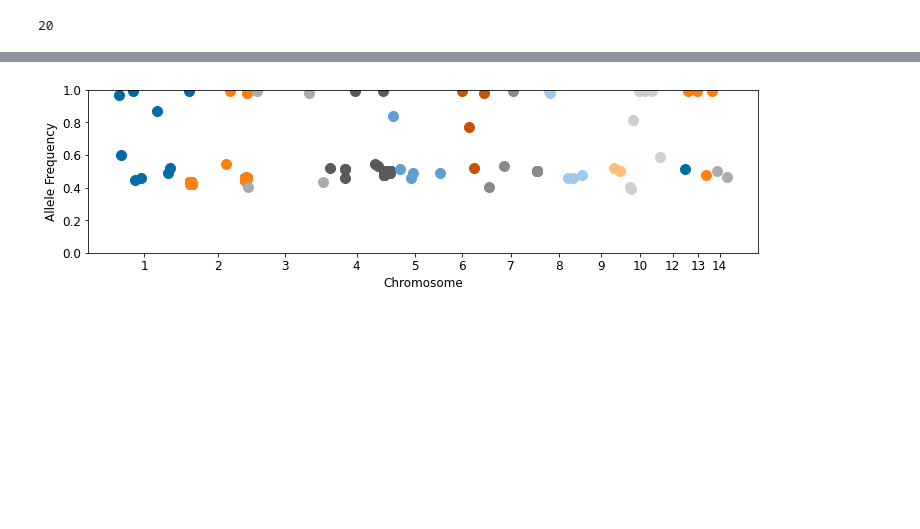
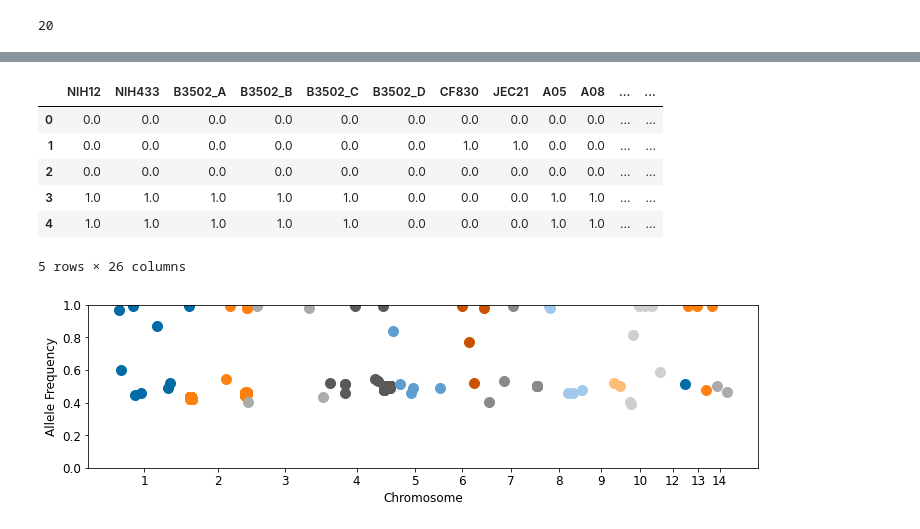
Before and after one commit to magwenelab/Self-Filamentation_B3502_progeny, a Jupyter notebook: SCRIPTS/Variant_filter.ipynb, the cells around one changed output, grey strips where cells are left out. Cells and saved outputs as stored; diff of their text form; code cells hidden in the pictures; blank space fills up the shorter version.

```diff
--- a/SCRIPTS/Variant_filter.ipynb
+++ b/SCRIPTS/Variant_filter.ipynb
@@ -535 +522,13 @@ variants['Chrom'] = variants.Chromosome
+# %%
+heat_map_var_g = snpy.geneoverlap(heat_map_var.merge(chrommap[['Seqid','Chromosome']]),gff)
+heat_map_var_g.to_csv('../GENOTYPE/DATA/B3502_stock_variants.csv')
+heat_map_var_g.head()
+# %% [output]
+|  | NIH12 | NIH433 | B3502_A | B3502_B | B3502_C | B3502_D | CF830 | JEC21 | A05 | A08 | ... | ... |
+| 0 | 0.0 | 0.0 | 0.0 | 0.0 | 0.0 | 0.0 | 0.0 | 0.0 | 0.0 | 0.0 | ... | ... |
+| 1 | 0.0 | 0.0 | 0.0 | 0.0 | 0.0 | 0.0 | 1.0 | 1.0 | 0.0 | 0.0 | ... | ... |
+| 2 | 0.0 | 0.0 | 0.0 | 0.0 | 0.0 | 0.0 | 0.0 | 0.0 | 0.0 | 0.0 | ... | ... |
+| 3 | 1.0 | 1.0 | 1.0 | 1.0 | 1.0 | 0.0 | 0.0 | 0.0 | 1.0 | 1.0 | ... | ... |
+| 4 | 1.0 | 1.0 | 1.0 | 1.0 | 1.0 | 0.0 | 0.0 | 0.0 | 1.0 | 1.0 | ... | ... |
+5 rows × 26 columns
 # %%
```
Also changed, not shown: parts of 37 cells of this notebook, 9 other files.
